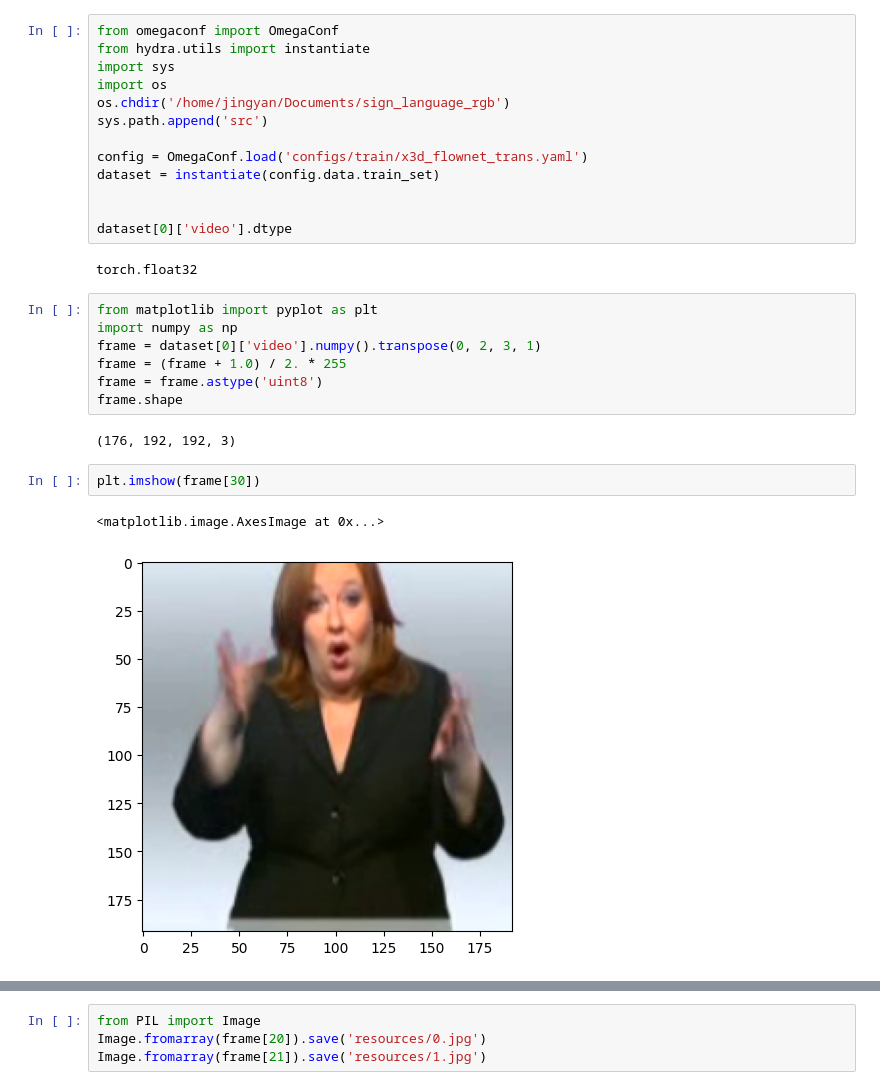
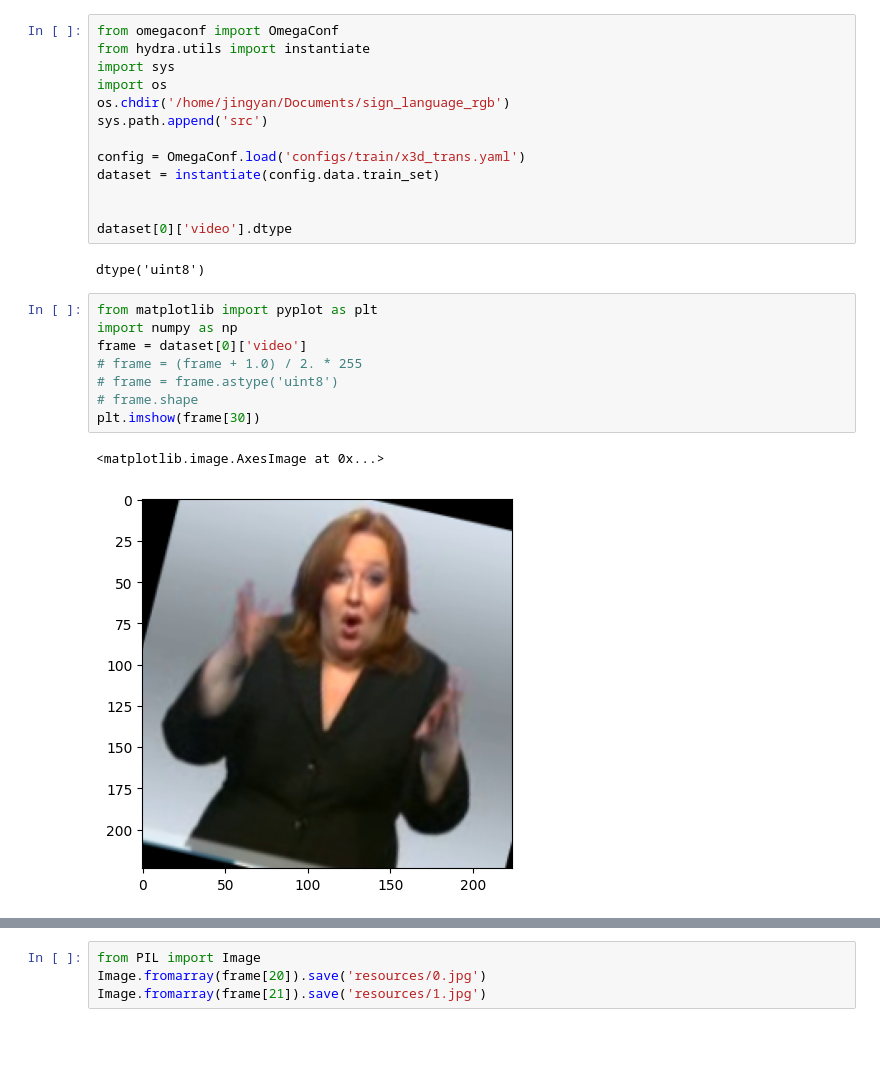
Before and after one commit to WayenVan/sign_language_rgb, a Jupyter notebook: experiments/dataset.ipynb, the cells around one changed output, grey strips where cells are left out. Cells and saved outputs as stored; diff of their text form; blank space fills up the shorter version.

```diff
--- a/experiments/dataset.ipynb
+++ b/experiments/dataset.ipynb
@@ -6,24 +6,21 @@ import os
 os.chdir('/home/jingyan/Documents/sign_language_rgb')
 sys.path.append('src')
 
-config = OmegaConf.load('configs/train/x3d_flownet_trans.yaml')
+config = OmegaConf.load('configs/train/x3d_trans.yaml')
 dataset = instantiate(config.data.train_set)
 
 
 dataset[0]['video'].dtype
 # %% [output]
-torch.float32
+dtype('uint8')
 # %%
 from matplotlib import pyplot as plt
 import numpy as np
-frame = dataset[0]['video'].numpy().transpose(0, 2, 3, 1)
-frame = (frame + 1.0) / 2. * 255
-frame = frame.astype('uint8')
-frame.shape
+frame = dataset[0]['video']
+# frame = (frame + 1.0) / 2. * 255
+# frame = frame.astype('uint8')
+# frame.shape
+plt.imshow(frame[30])
 # %% [output]
-(176, 192, 192, 3)
+<matplotlib.image.AxesImage at 0x...>
+[figure, added]
-# %%
-plt.imshow(frame[30])
-# %% [output]
-<matplotlib.image.AxesImage at 0x...>
-[figure, removed]
```
Also changed, not shown: parts of 2 cells of this notebook, 10 other files.
